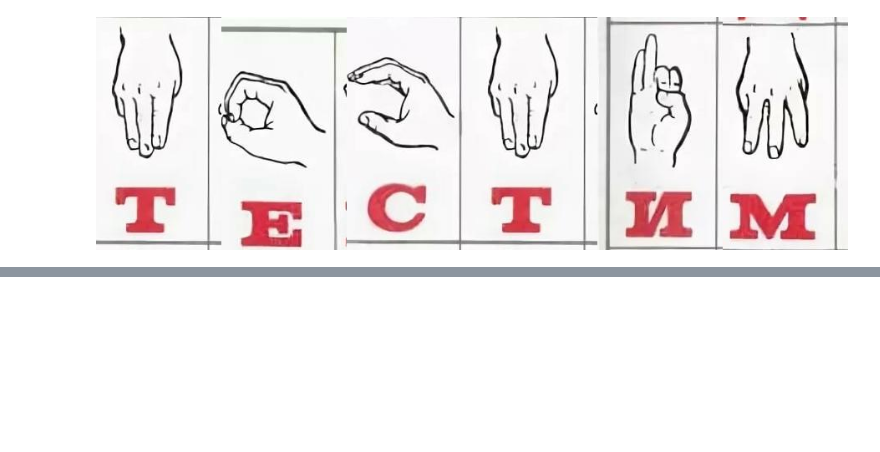
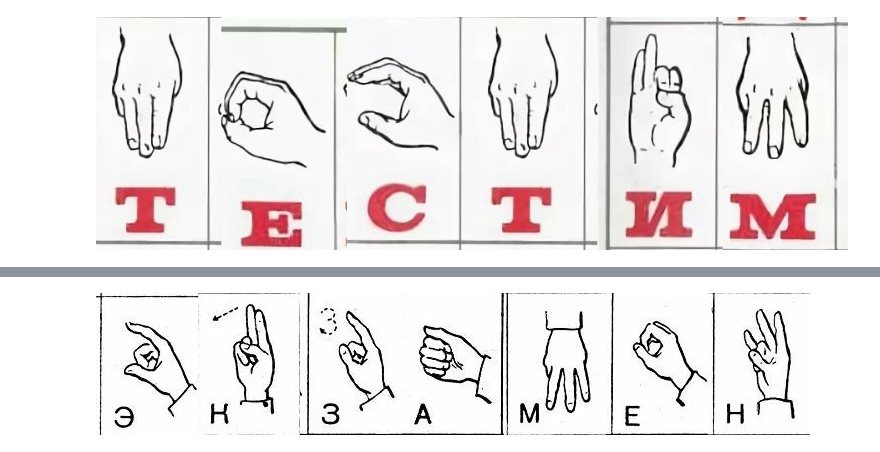
Before and after one commit to babybooops/programming_python, a Jupyter notebook: exam10/exam.ipynb, the cells around one changed output, grey strips where cells are left out. Saved outputs shown, nothing was run; the diff lists cells and outputs as text; code cells hidden in the pictures; blank space fills up the shorter version.

```diff
--- a/exam10/exam.ipynb
+++ b/exam10/exam.ipynb
@@ -92,0 +96,5 @@ convert_word('тестим', split_images)
+# %%
+split_images = split_image_by_path('Alphabet gestures v2.jpg', (8, 4))
+convert_word('экзамен', split_images)
+# %% [output]
+[figure, added]
```
Also changed, not shown: parts of 3 cells of this notebook.
